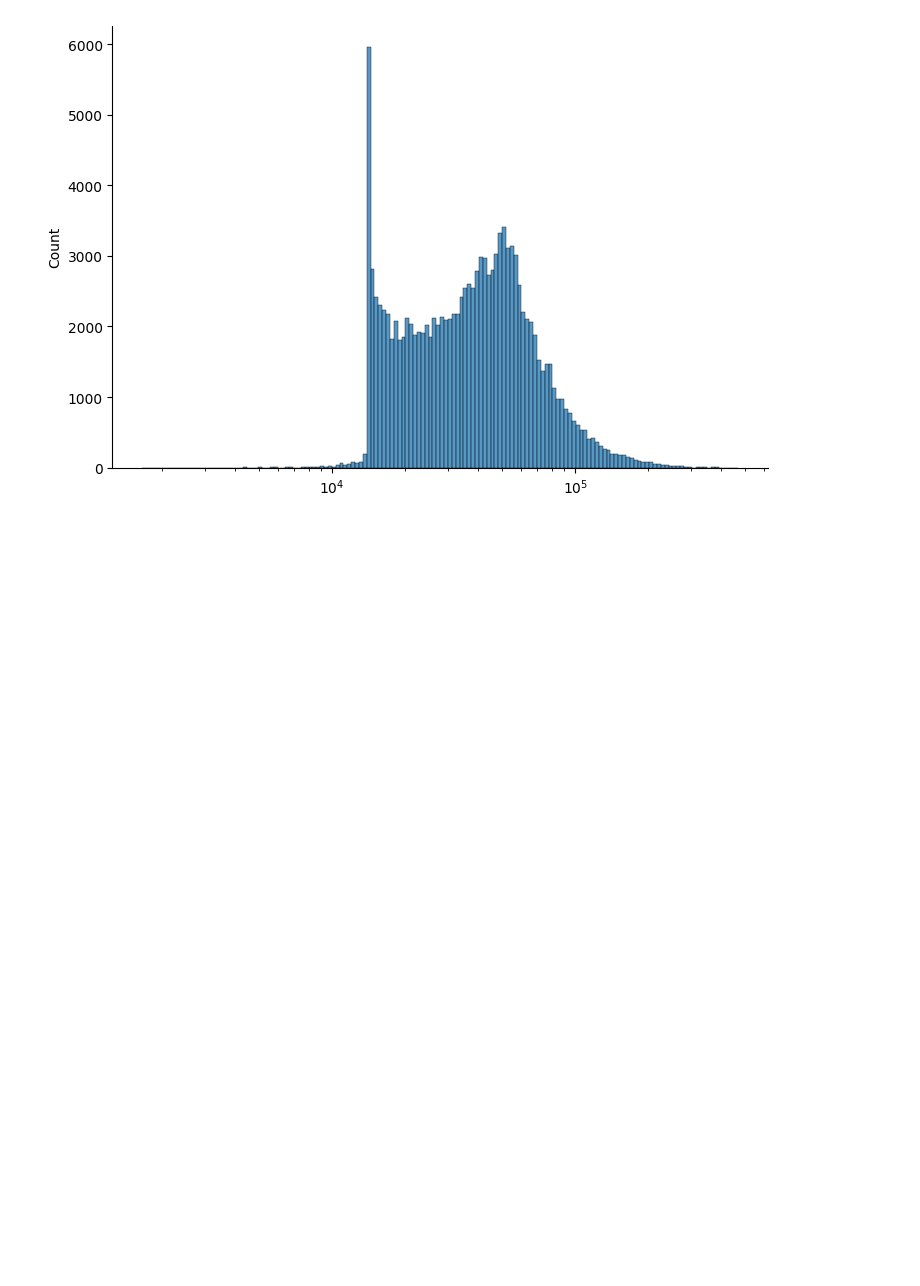
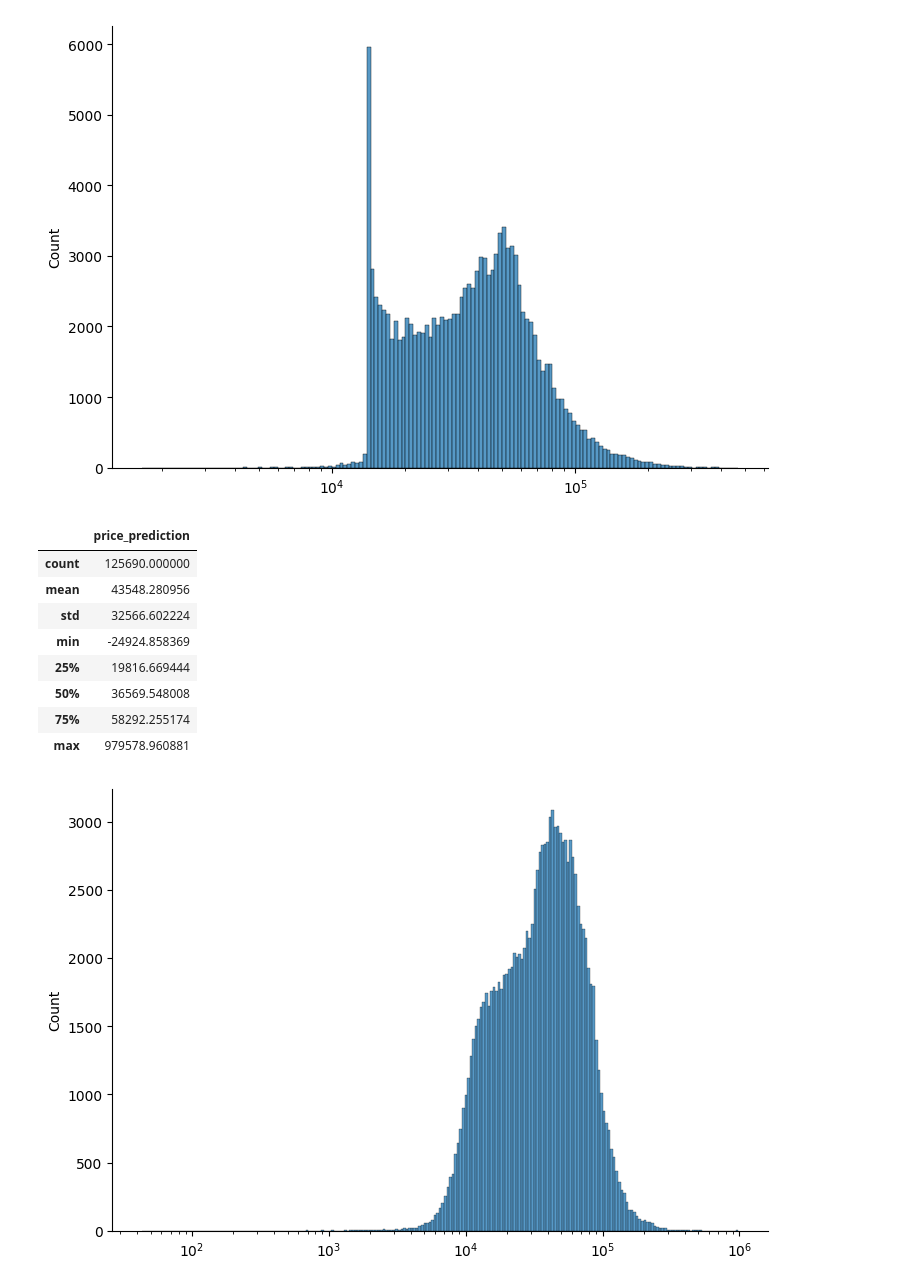
Before and after one commit to stephanie-yz/Kaggle_PG4.09_UsedCar, a Jupyter notebook: 03_Modelling.ipynb, the cells around one changed output. Cells and saved outputs as stored; diff of their text form; code cells hidden in the pictures; blank space fills up the shorter version.

Commit message:
Catboost with default parameters

```diff
--- a/03_Modelling.ipynb
+++ b/03_Modelling.ipynb
@@ -78,0 +82,18 @@ shap.plots.bar(shap_values, max_display=26, ax=ax)
+# %%
+## Catboost specific data format
+cols_cat = x_train.columns[x_train.dtypes=='category'].to_list()
+pool_train = cb.Pool(x_train, label=y_train, cat_features=cols_cat)
+
+
+## instantiate catboost algorithm, using default parameters
+params = {"verbose": False,
+        "objective": "RMSE",
+        "eval_metric": "RMSE",
+
+        "random_seed": 888,
+        "thread_count": 6
+}
+
+## fit model to training data
+catb = cb.CatBoostRegressor(**params, num_boost_round=1000)
+catb.fit(pool_train)
@@ -102,3 +149,23 @@ pd.DataFrame({'price_prediction':y_testpred_lgbm}).describe()
 | 75% | 55303.725773 |
 | max | 468832.383567 |
 [figure]
+# %%
+## catb prediction
+y_testpred_catb = catb.predict(x_test)
+submission['price'] = y_testpred_catb
+submission.to_csv('02_Submissions/test_pred_catb_v1.csv', index=False)
+
+## check prediction distribution
+sns.displot(y_testpred_catb, aspect=1.5, log_scale=True)
+pd.DataFrame({'price_prediction':y_testpred_catb}).describe()
+# %% [output]
+|  | price_prediction |
+| count | 125690.000000 |
+| mean | 43548.280956 |
+| std | 32566.602224 |
+| min | -24924.858369 |
+| 25% | 19816.669444 |
+| 50% | 36569.548008 |
+| 75% | 58292.255174 |
+| max | 979578.960881 |
+[figure, added]
```
Also changed, not shown: parts of 4 cells of this notebook, 1 other file.
